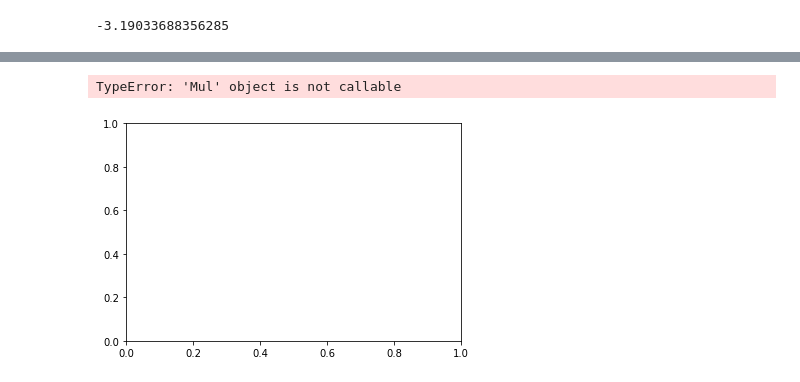
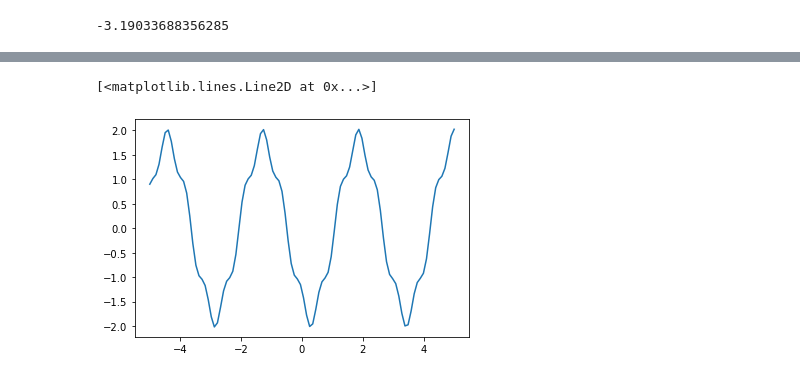
Before and after one commit to stanislavlesnovskij/homework, a Jupyter notebook: Директория для Юпитера/Производные.ipynb, the cells around one changed output, grey strips where cells are left out. Saved outputs shown, nothing was run; the diff lists cells and outputs as text; code cells hidden in the pictures.

```diff
--- a/Директория для Юпитера/Производные.ipynb
+++ b/Директория для Юпитера/Производные.ipynb
@@ -23,5 +23,6 @@ f2
 # %%
 import math
 w=Symbol('w')
-y=(sin(2*w+1))**5
+def y(w):
+    return (sin(2*w+1))**5
 # %%
@@ -44,4 +40,5 @@ $\displaystyle 10.0 \sin^{4}{\left(2 w + 1 \right)} \cos{\left(2 w + 1 \right)}$
 # %%
 import matplotlib.pyplot as plt
 # %%
-z=np.linspace(-5,5,100)
+z=np.linspace(-5.0,5.0,100)
+z
@@ -48,6 +66,11 @@ z=np.linspace(-5,5,100)
 # %%
 fig=plt.subplots()
-plt.plot(z,f3(z))
+mas=[]
+elem=[]
+for el in z:
+    mas.append(derivative(y,el,n=2))
+    elem.append(el)
+plt.plot(elem,mas)
 # %% [output]
-TypeError: 'Mul' object is not callable
+[<matplotlib.lines.Line2D at 0x...>]
-[figure, old version]
+[figure, new version]
```
Also changed, not shown: parts of 7 cells of this notebook.
